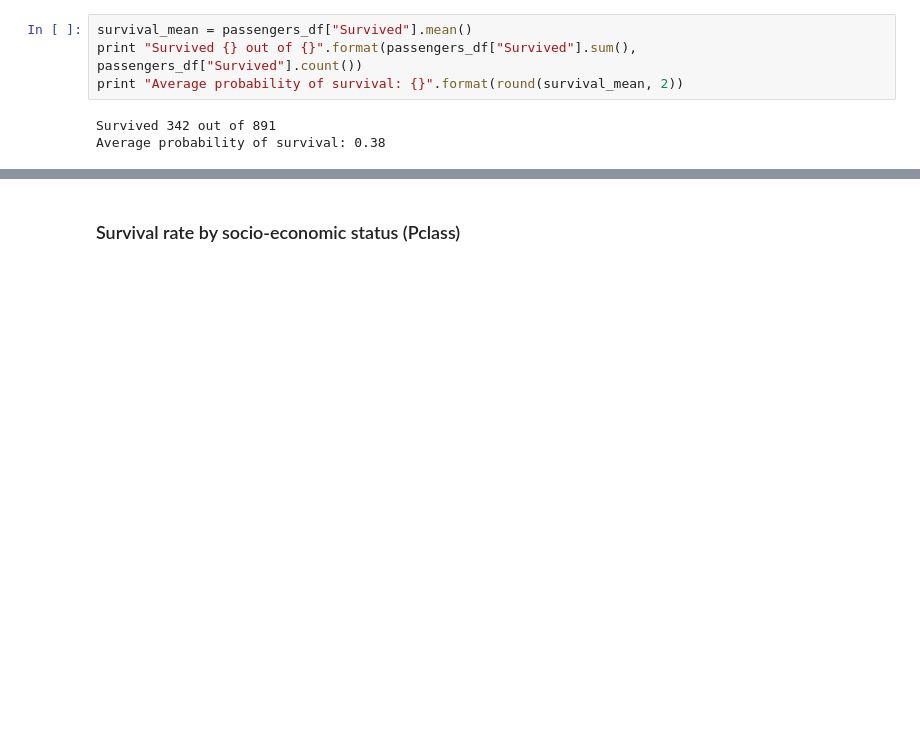
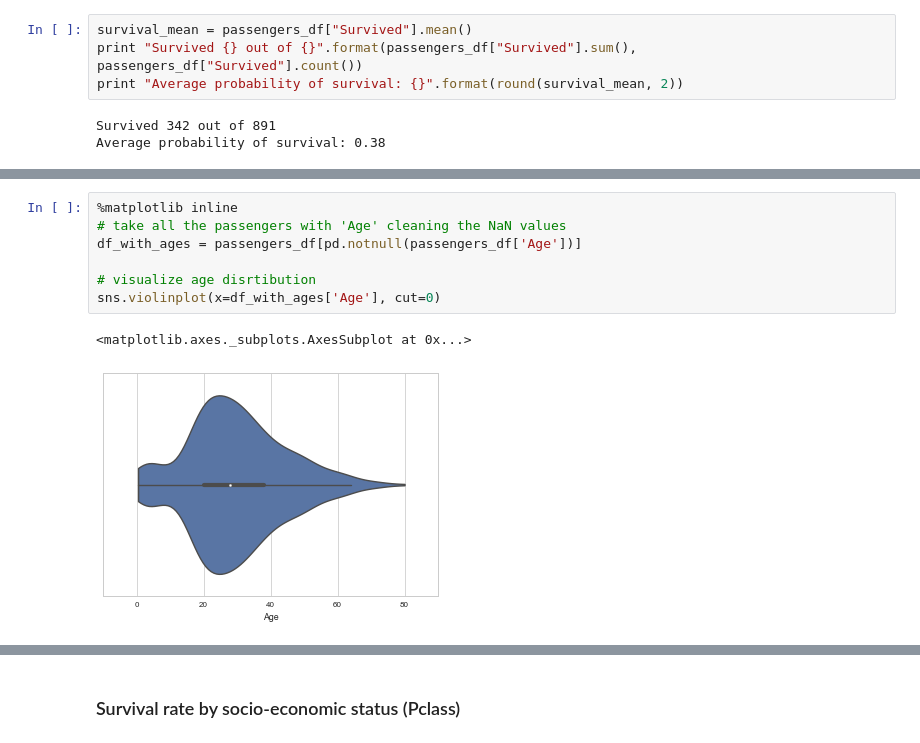
Before and after one commit to anenkov/dand-da-titanic, a Jupyter notebook: DA Research.ipynb, the cells around one changed output, grey strips where cells are left out. Drawn from its saved outputs; the diff is of its cells as text; blank space fills up the shorter version.

```diff
--- a/DA Research.ipynb
+++ b/DA Research.ipynb
@@ -65,0 +63,10 @@ non_survivors = passengers_df[passengers_df["Survived"] == 0]
+# %%
+%matplotlib inline
+# take all the passengers with 'Age' cleaning the NaN values
+df_with_ages = passengers_df[pd.notnull(passengers_df['Age'])]
+
+# visualize age disrtibution
+sns.violinplot(x=df_with_ages['Age'], cut=0)
+# %% [output]
+<matplotlib.axes._subplots.AxesSubplot at 0x...>
+[figure, added]
```
Also changed, not shown: parts of 54 cells of this notebook.
